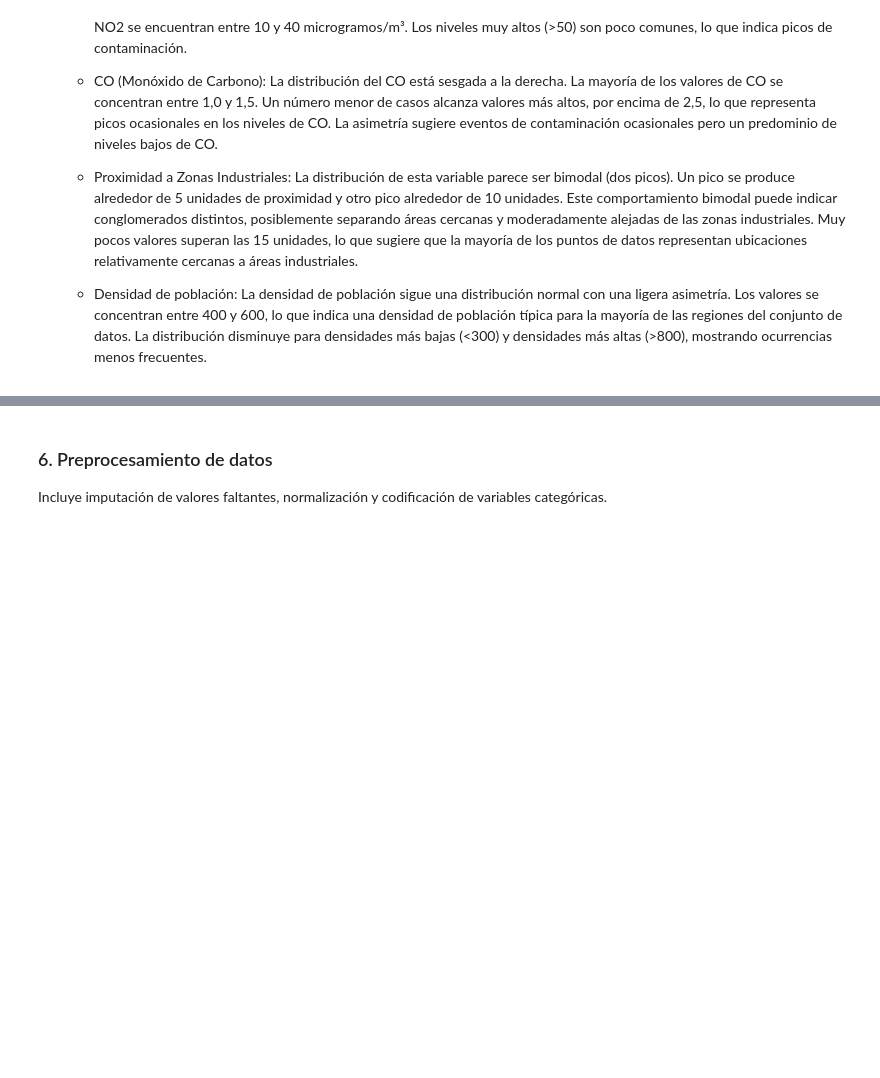
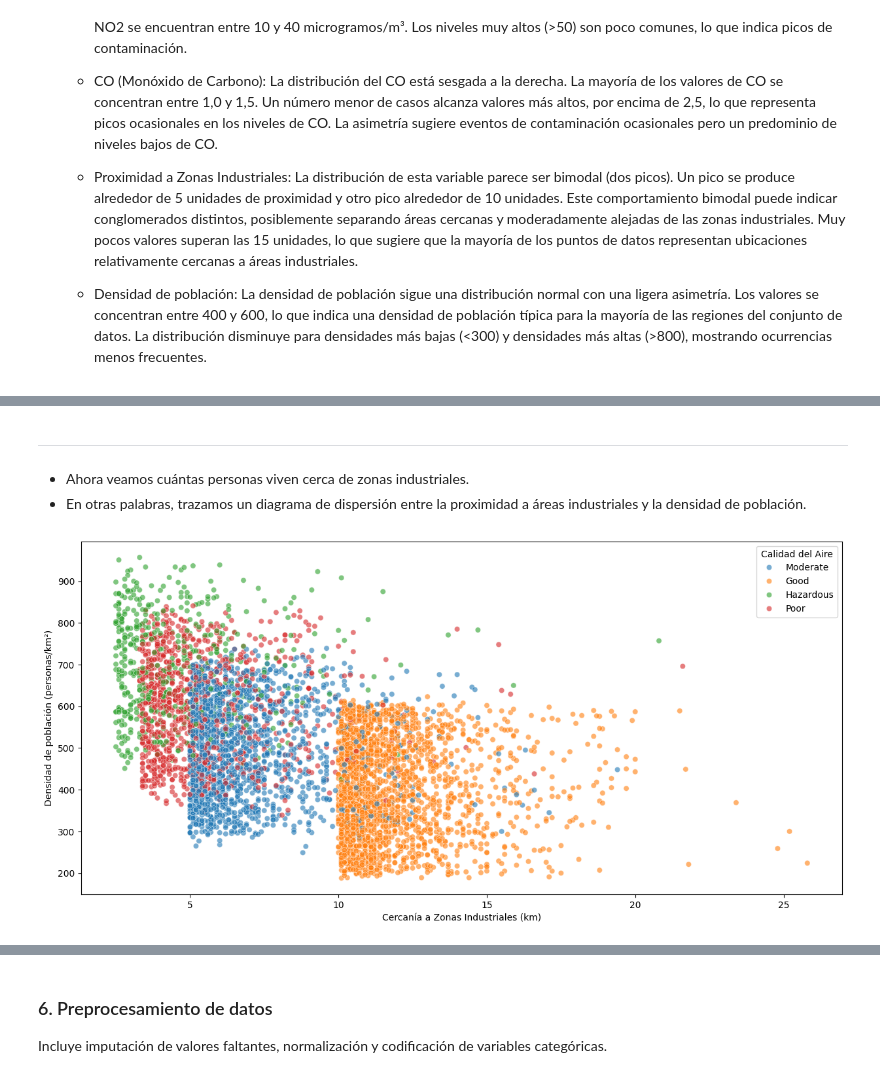
Before and after one commit to palberth/CienciaDatos-MASDI, a Jupyter notebook: Activida_8_ciencia_de_datos.ipynb, the cells around one changed output, grey strips where cells are left out. Cells and saved outputs as stored; diff of their text form; code cells hidden in the pictures; blank space fills up the shorter version.

```diff
--- a/Activida_8_ciencia_de_datos.ipynb
+++ b/Activida_8_ciencia_de_datos.ipynb
@@ -353,0 +357,15 @@ plt.show()
+# %% [markdown]
+
+
+---
+
+
+* Ahora veamos cuántas personas viven cerca de zonas industriales.
+* En otras palabras, trazamos un diagrama de dispersión entre la proximidad a áreas industriales y la densidad de población.
+# %%
+plt.figure(figsize=(15,7))
+# Changed 'df' to 'data' to match the DataFrame variable name
+sns.scatterplot(data=data, x='Cercanía a Zonas Industriales (km)', y='Densidad de población (personas/km²)', hue='Calidad del Aire', alpha=0.6)
+plt.show()
+# %% [output]
+[figure, added]
```
Also changed, not shown: parts of 6 cells of this notebook.
